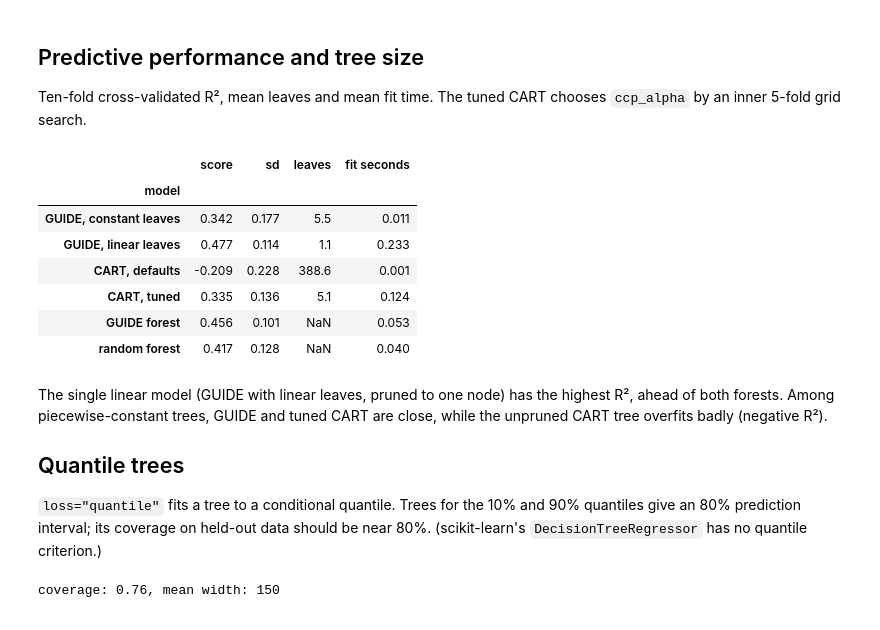
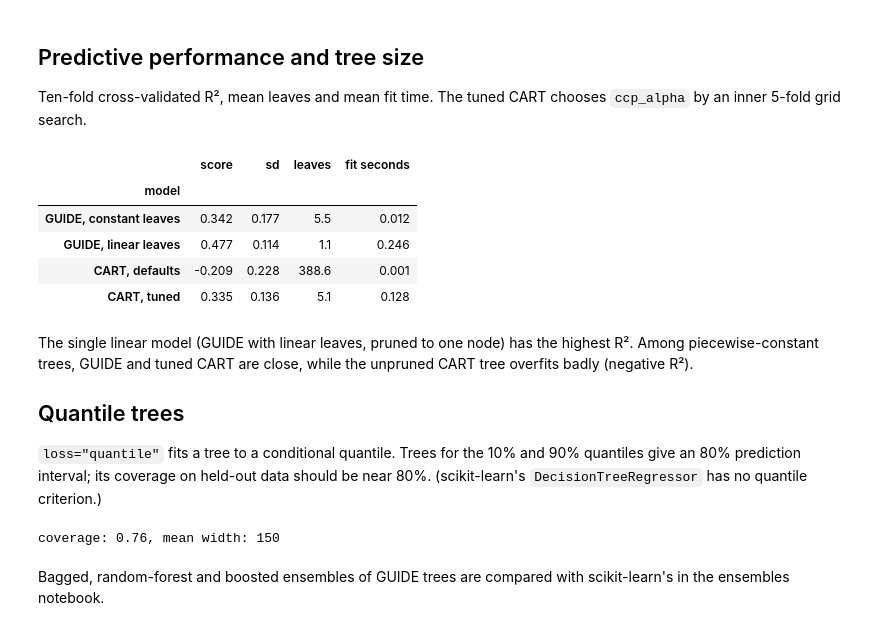
Before and after one commit to bgreenwell/guide-rs, a Jupyter notebook: python/examples/regression.ipynb, the cells around one changed output. Drawn from its saved outputs; the diff is of its cells as text; code cells hidden in the pictures.

```diff
--- a/python/examples/regression.ipynb
+++ b/python/examples/regression.ipynb
@@ -88,43 +87,39 @@ def compare(models, X, y, cv, scoring=None):
     # A dict of scorers gives one column per metric; scikit-learn's negated
     # losses ("neg_...") are reported as losses.
     metrics = scoring if isinstance(scoring, dict) else {"score": scoring}
     rows = []
     for name, model in models.items():
         result = cross_validate(model, X, y, cv=cv, scoring=metrics, return_estimator=True)
         row = {"model": name}
         for metric, scorer in metrics.items():
             loss = getattr(scorer, "negated", False) or str(scorer).startswith("neg_")
             sign = -1 if loss else 1
             row[metric] = sign * result[f"test_{metric}"].mean()
             if len(metrics) == 1:
                 row["sd"] = result[f"test_{metric}"].std()
         row["leaves"] = np.mean([leaves(e) for e in result["estimator"]])
         row["fit seconds"] = result["fit_time"].mean()
         rows.append(row)
     return pd.DataFrame(rows).set_index("model").round(3)
 
 
 models = {
     "GUIDE, constant leaves": GuideRegressor(),
     "GUIDE, linear leaves": GuideRegressor(node_model="linear"),
     "CART, defaults": DecisionTreeRegressor(random_state=0),
     "CART, tuned": GridSearchCV(DecisionTreeRegressor(random_state=0),
                                 {"ccp_alpha": np.r_[0, np.logspace(0, 3, 13)]}, cv=5),
-    "GUIDE forest": GuideForestRegressor(n_estimators=100),
-    "random forest": RandomForestRegressor(n_estimators=100, n_jobs=-1, random_state=0),
 }
 compare(models, X, y, KFold(10, shuffle=True, random_state=0))
 # %% [output]
 |  | score | sd | leaves | fit seconds |
 | model |  |  |  |  |
-| GUIDE, constant leaves | 0.342 | 0.177 | 5.5 | 0.011 |
-| GUIDE, linear leaves | 0.477 | 0.114 | 1.1 | 0.233 |
+| GUIDE, constant leaves | 0.342 | 0.177 | 5.5 | 0.012 |
+| GUIDE, linear leaves | 0.477 | 0.114 | 1.1 | 0.246 |
 | CART, defaults | -0.209 | 0.228 | 388.6 | 0.001 |
-| CART, tuned | 0.335 | 0.136 | 5.1 | 0.124 |
-| GUIDE forest | 0.456 | 0.101 | NaN | 0.053 |
-| random forest | 0.417 | 0.128 | NaN | 0.040 |
+| CART, tuned | 0.335 | 0.136 | 5.1 | 0.128 |
 # %% [markdown]
-The single linear model (GUIDE with linear leaves, pruned to one node) has the highest R², ahead of both forests. Among piecewise-constant trees, GUIDE and tuned CART are close, while the unpruned CART tree overfits badly (negative R²).
+The single linear model (GUIDE with linear leaves, pruned to one node) has the highest R². Among piecewise-constant trees, GUIDE and tuned CART are close, while the unpruned CART tree overfits badly (negative R²).
 
 ## Quantile trees
 
@@ -138,3 +133,5 @@ print(f"coverage: {np.mean((y_test >= lo) & (y_test <= hi)):.2f}, "
       f"mean width: {np.mean(hi - lo):.0f}")
 # %% [output]
 coverage: 0.76, mean width: 150
+# %% [markdown]
+Bagged, random-forest and boosted ensembles of GUIDE trees are compared with scikit-learn's in the ensembles notebook.
```
Also changed, not shown: parts of 1 cell of this notebook, 5 other files.
